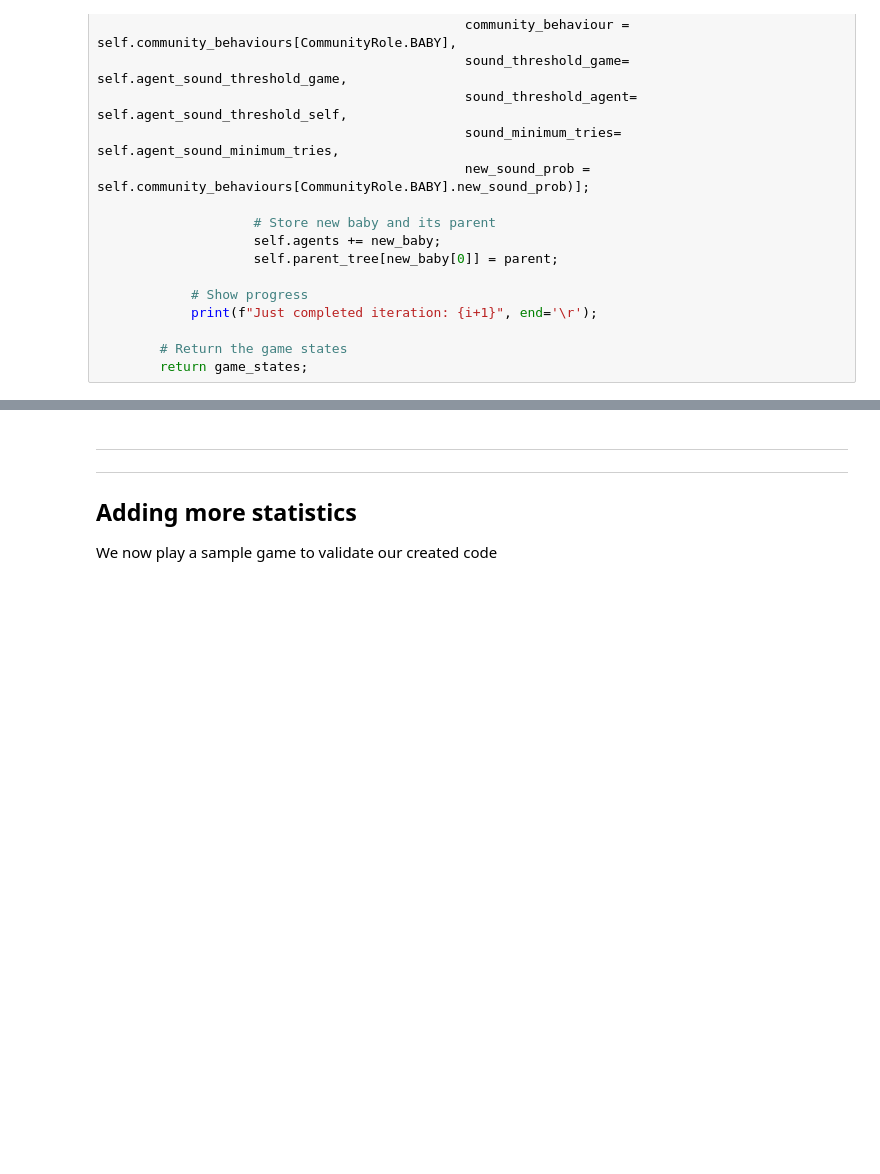
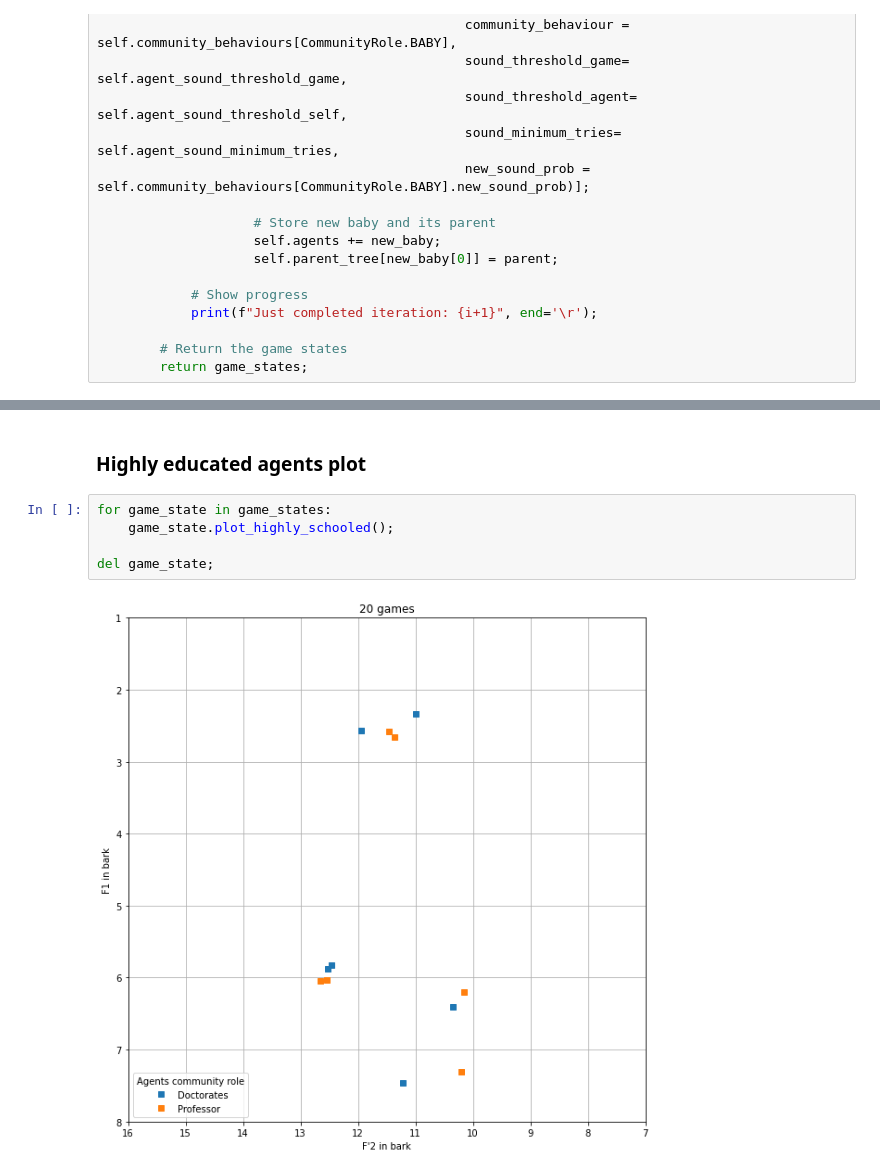
Before and after one commit to pikawika/VUB-EoS-project, a Jupyter notebook: code/notebooks/4_adding_small_communities.ipynb, the cells around one changed output, grey strips where cells are left out. Cells and saved outputs as stored; diff of their text form; blank space fills up the shorter version.

```diff
--- a/code/notebooks/4_adding_small_communities.ipynb
+++ b/code/notebooks/4_adding_small_communities.ipynb
@@ -770,7 +796,9 @@ for game_state in game_states:
-# %% [markdown]
-<hr>
-<hr>
-
-## Adding more statistics
-
-We now play a sample game to validate our created code
+# %% [markdown]
+### Highly educated agents plot
+# %%
+for game_state in game_states:
+    game_state.plot_highly_schooled();
+
+del game_state;
+# %% [output]
+[figure, added]
```
Also changed, not shown: parts of 19 cells of this notebook, 30 other files.
